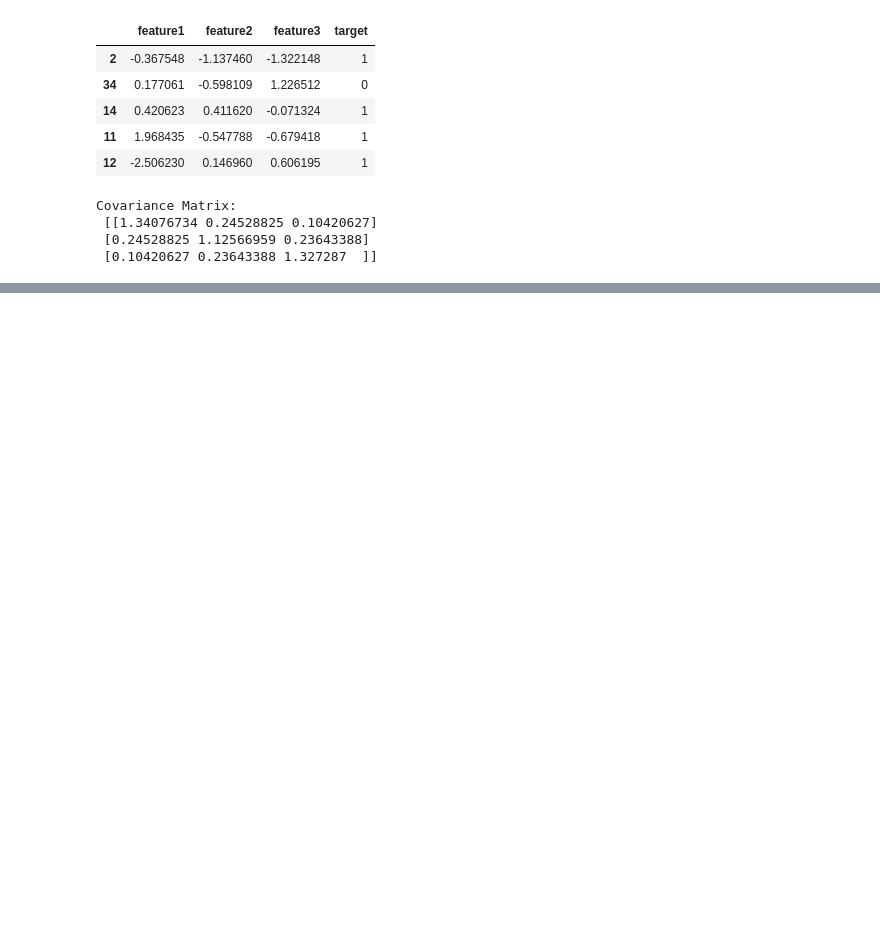
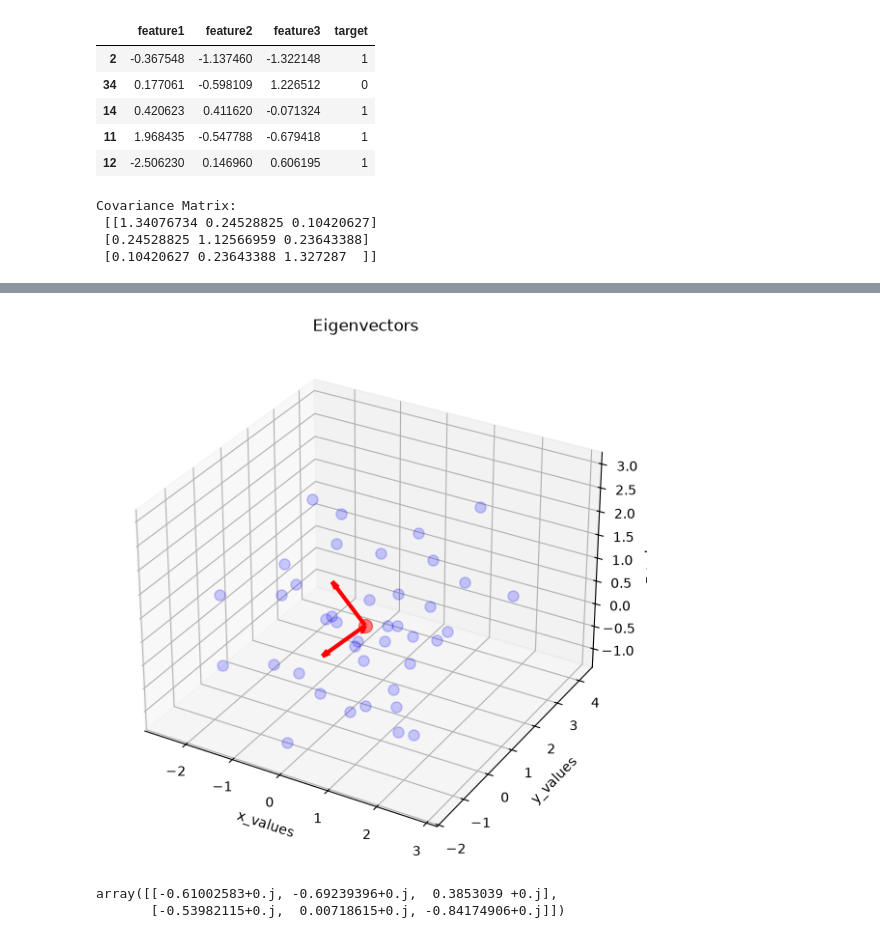
Before and after one commit to sania-commits/MACHINE-LEARNING-PROJECTS, a Jupyter notebook: ML_Basics/PCA/PCA.ipynb, the cells around one changed output, grey strips where cells are left out. Drawn from its saved outputs; the diff is of its cells as text; code cells hidden in the pictures; blank space fills up the shorter version.

```diff
--- a/ML_Basics/PCA/PCA.ipynb
+++ b/ML_Basics/PCA/PCA.ipynb
@@ -52,4 +58,63 @@ eigen_vectors
 # %%
-%pylab inline
+
 from matplotlib import pyplot as plt
-from mpl_
+from mpl_toolkits.mplot3d import Axes3D
+from matplotlib.patches import FancyArrowPatch
+from mpl_toolkits.mplot3d import proj3d
+
+
+class Arrow3D(FancyArrowPatch):
+    def __init__(self, xs, ys, zs, *args, **kwargs):
+        super().__init__((0, 0), (0, 0), *args, **kwargs)
+        self._verts3d = xs, ys, zs
+
+    def do_3d_projection(self, renderer=None):
+        xs3d, ys3d, zs3d = self._verts3d
+
+        if renderer is not None:
+            xs, ys, zs = proj3d.proj_transform(xs3d, ys3d, zs3d, renderer.M)
+            self.set_positions((xs[0], ys[0]), (xs[1], ys[1]))
+
+        return np.min(zs3d)
+
+    def draw(self, renderer):
+        xs3d, ys3d, zs3d = self._verts3d
+        xs, ys, zs = proj3d.proj_transform(xs3d, ys3d, zs3d, renderer.M)
+        self.set_positions((xs[0], ys[0]), (xs[1], ys[1]))
+        super().draw(renderer)
+
+
+fig = plt.figure(figsize=(7,7))
+ax = fig.add_subplot(111, projection='3d')
+
+ax.plot(df['feature1'], df['feature2'], df['feature3'], 'o', markersize=8, color='blue', alpha=0.2)
+ax.plot([df['feature1'].mean()], [df['feature2'].mean()], [df['feature3'].mean()], 'o', markersize=10, color='red', alpha=0.5)
+origin = np.array([
+    df['feature1'].mean(),
+    df['feature2'].mean(),
+    df['feature3'].mean()
+])
+
+for v in eigen_vectors.T:
+    ax.quiver(
+        origin[0], origin[1], origin[2],   # start point
+        v[0], v[1], v[2],                  # direction
+        color='red',
+        linewidth=3,
+        arrow_length_ratio=0.15
+    )
+ax.set_xlabel('x_values')
+ax.set_ylabel('y_values')
+ax.set_zlabel('z_values')
+
+plt.title('Eigenvectors')
+
+plt.show()
+# %% [output]
+[figure, added]
+# %%
+pc = eigen_vectors[0:2]
+pc
+# %% [output]
+array([[-0.61002583+0.j, -0.69239396+0.j,  0.3853039 +0.j],
+       [-0.53982115+0.j,  0.00718615+0.j, -0.84174906+0.j]])
```
Also changed, not shown: parts of 6 cells of this notebook, 2 other files.
